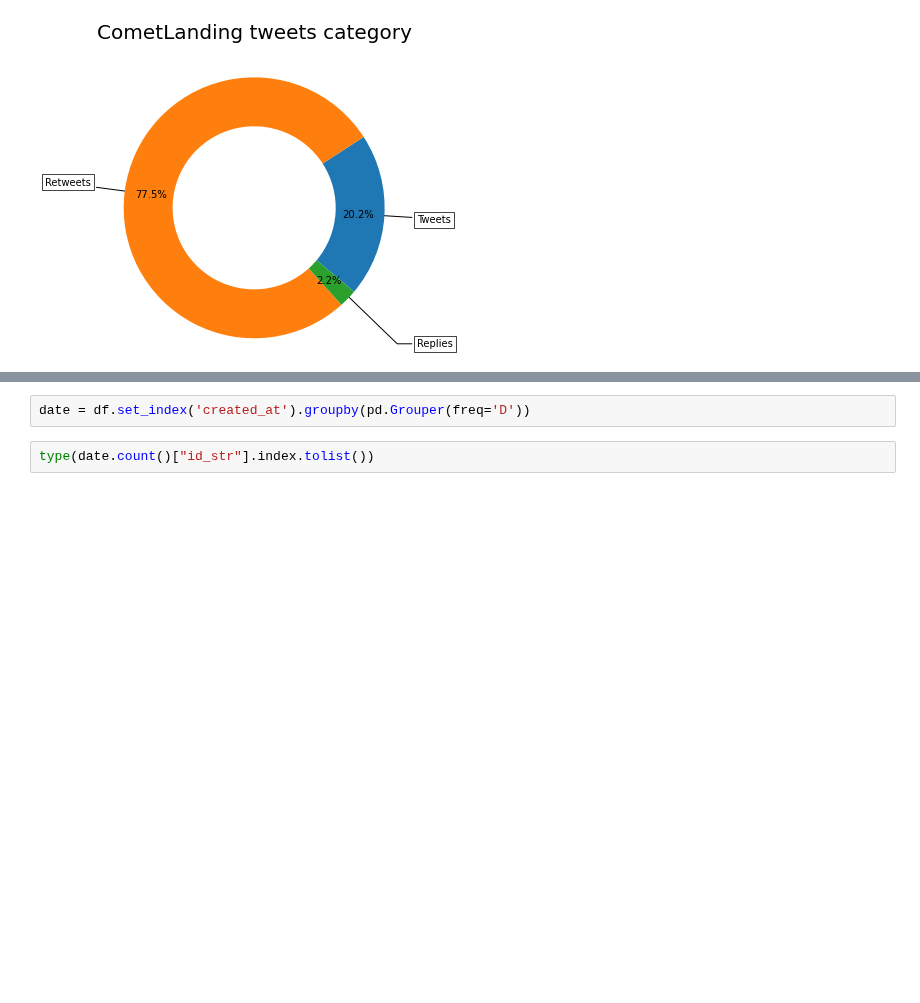
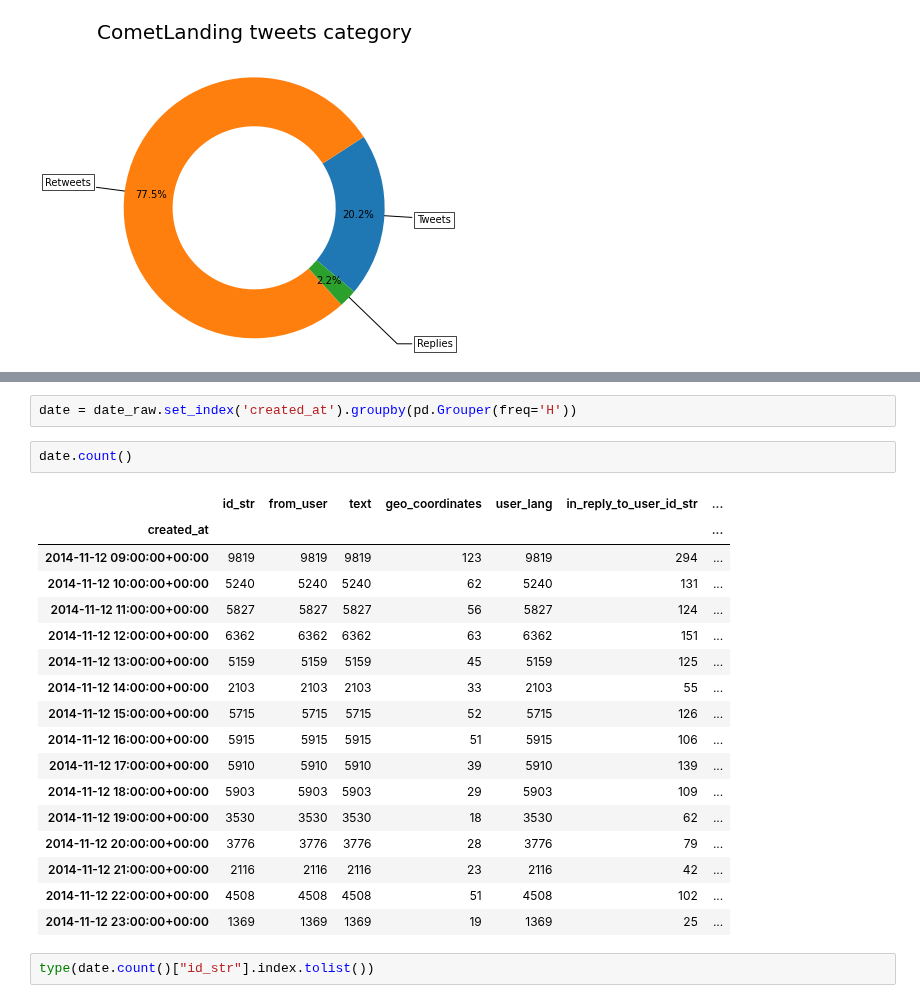
Before and after one commit to evannicholas/CS2006P, a Jupyter notebook: notebooks/CometLanding.ipynb, the cells around one changed output, grey strips where cells are left out. Drawn from its saved outputs; the diff is of its cells as text; blank space fills up the shorter version.

```diff
--- a/notebooks/CometLanding.ipynb
+++ b/notebooks/CometLanding.ipynb
@@ -570,5 +588,25 @@ plt.show()
 # %%
-date = df.set_index('created_at').groupby(pd.Grouper(freq='D'))
+date = date_raw.set_index('created_at').groupby(pd.Grouper(freq='H'))
+# %%
+date.count()
+# %% [output]
+|  | id_str | from_user | text | geo_coordinates | user_lang | in_reply_to_user_id_str | ... |
+| created_at |  |  |  |  |  |  | ... |
+| 2014-11-12 09:00:00+00:00 | 9819 | 9819 | 9819 | 123 | 9819 | 294 | ... |
+| 2014-11-12 10:00:00+00:00 | 5240 | 5240 | 5240 | 62 | 5240 | 131 | ... |
+| 2014-11-12 11:00:00+00:00 | 5827 | 5827 | 5827 | 56 | 5827 | 124 | ... |
+| 2014-11-12 12:00:00+00:00 | 6362 | 6362 | 6362 | 63 | 6362 | 151 | ... |
+| 2014-11-12 13:00:00+00:00 | 5159 | 5159 | 5159 | 45 | 5159 | 125 | ... |
+| 2014-11-12 14:00:00+00:00 | 2103 | 2103 | 2103 | 33 | 2103 | 55 | ... |
+| 2014-11-12 15:00:00+00:00 | 5715 | 5715 | 5715 | 52 | 5715 | 126 | ... |
+| 2014-11-12 16:00:00+00:00 | 5915 | 5915 | 5915 | 51 | 5915 | 106 | ... |
+| 2014-11-12 17:00:00+00:00 | 5910 | 5910 | 5910 | 39 | 5910 | 139 | ... |
+| 2014-11-12 18:00:00+00:00 | 5903 | 5903 | 5903 | 29 | 5903 | 109 | ... |
+| 2014-11-12 19:00:00+00:00 | 3530 | 3530 | 3530 | 18 | 3530 | 62 | ... |
+| 2014-11-12 20:00:00+00:00 | 3776 | 3776 | 3776 | 28 | 3776 | 79 | ... |
+| 2014-11-12 21:00:00+00:00 | 2116 | 2116 | 2116 | 23 | 2116 | 42 | ... |
+| 2014-11-12 22:00:00+00:00 | 4508 | 4508 | 4508 | 51 | 4508 | 102 | ... |
+| 2014-11-12 23:00:00+00:00 | 1369 | 1369 | 1369 | 19 | 1369 | 25 | ... |
 # %%
 type(date.count()["id_str"].index.tolist())
 # %% [output]
```
Also changed, not shown: parts of 7 cells of this notebook.
